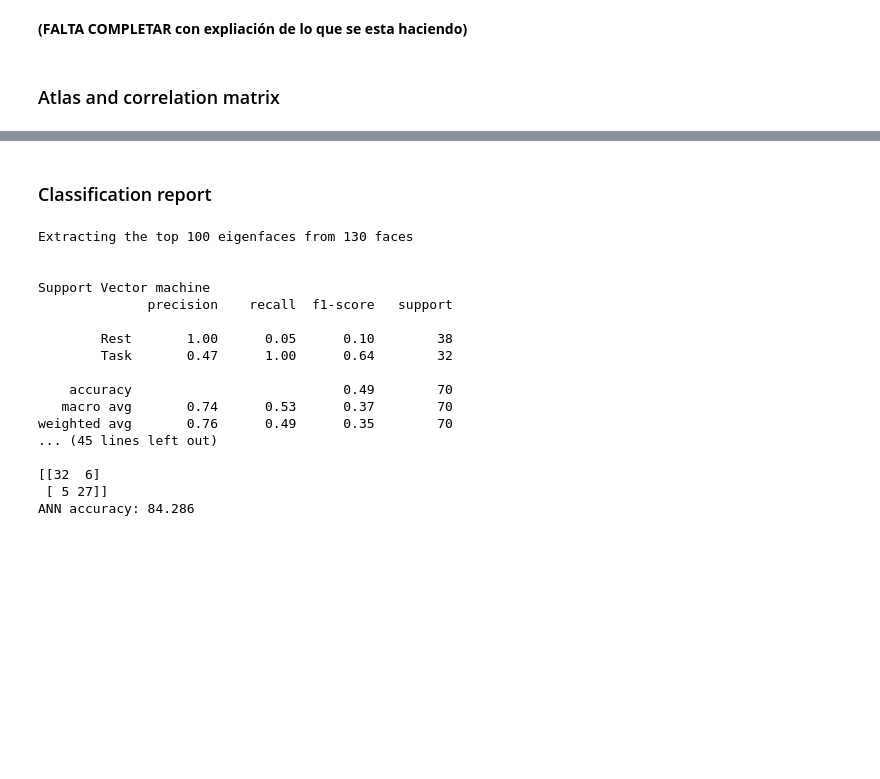
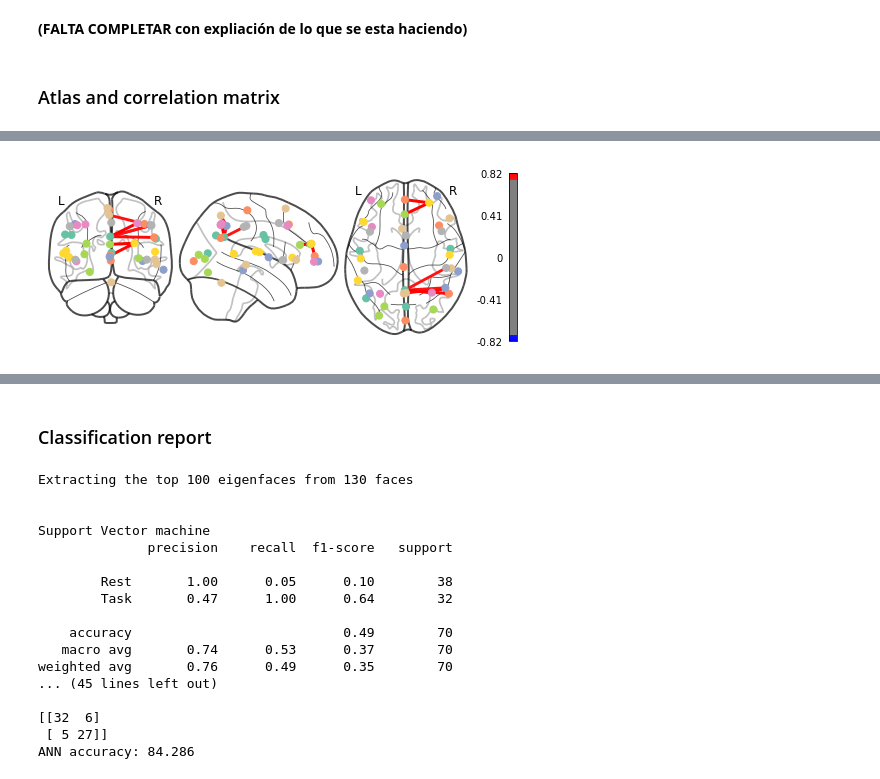
Before and after one commit to mrpotato180/final_project_neuroim, a Jupyter notebook: fMRI-EEG-Victor_Julia_Ernest_Alex.ipynb, the cells around one changed output, grey strips where cells are left out. Drawn from its saved outputs; the diff is of its cells as text; code cells hidden in the pictures; blank space fills up the shorter version.

```diff
--- a/fMRI-EEG-Victor_Julia_Ernest_Alex.ipynb
+++ b/fMRI-EEG-Victor_Julia_Ernest_Alex.ipynb
@@ -317,0 +408,11 @@ __(FALTA COMPLETAR con expliación de lo que se esta haciendo)__
+# %%
+# Connectome map for the resting state
+
+coords = dataset.region_coords
+
+plotting.plot_connectome(correlation_matrix, coords,
+                         edge_threshold="99%", colorbar=True)
+
+plotting.show()
+# %% [output]
+[figure, added]
```
Also changed, not shown: parts of 21 cells of this notebook.
